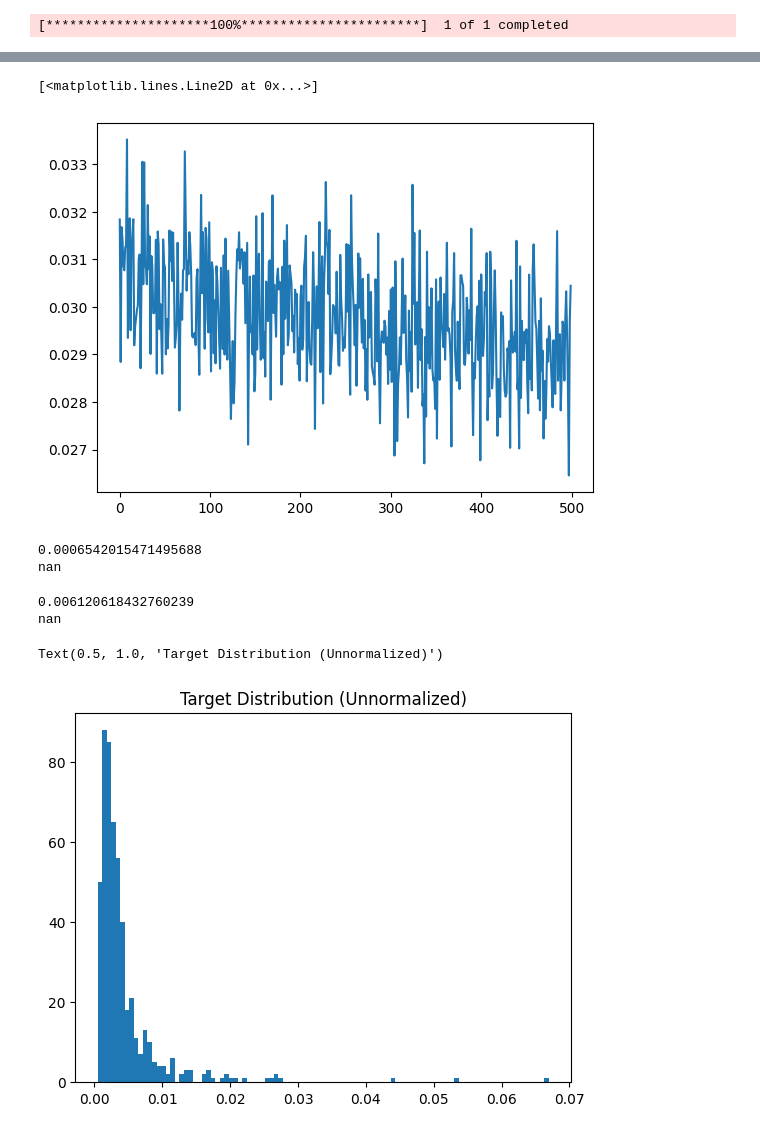
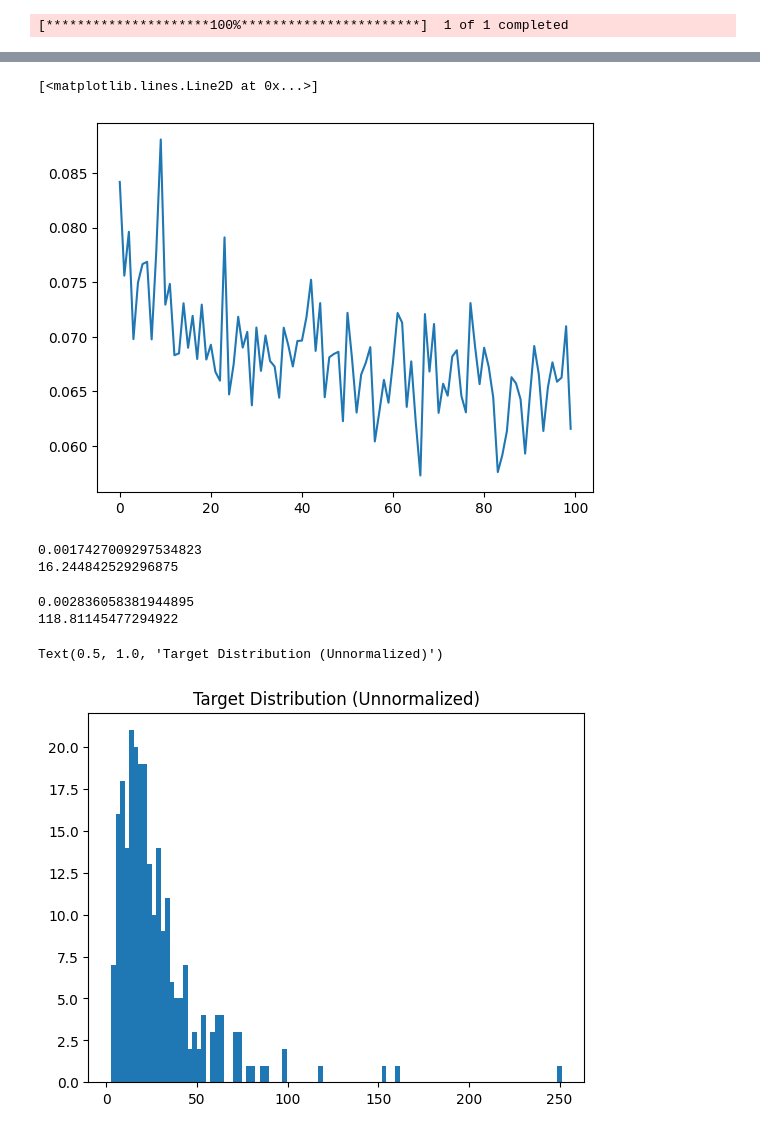
Before and after one commit to aaron-avram/VFNN, a Jupyter notebook: notebooks/LSTM.ipynb, the cells around one changed output, grey strips where cells are left out. Cells and saved outputs as stored; diff of their text form; code cells hidden in the pictures.

```diff
--- a/notebooks/LSTM.ipynb
+++ b/notebooks/LSTM.ipynb
@@ -15,18 +15,21 @@ x_train, y_train, x_test, y_test, mean, std = build_data(trends, stats, DELTA, C
 # Model Hyperparameters
 HIDDEN = 256
 INPUT_SIZE = 28 # Fixed
-MLP_SIZE = (256, 1) # Has to end in 1
-BATCH_SIZE = 32
+MLP_SIZE = (256, 512, 1) # Has to end in 1
+BATCH_SIZE = 64
 STEPS = 10000
 LR = 1e-2
 LAMBDA_ = 1e-4
 # %%
 # Initialize
 model = VFNN(HIDDEN, INPUT_SIZE, MLP_SIZE)
+# %%
+def hybrid_loss(preds, targets, alpha=0.5):
+    return alpha * MAE(preds, targets) + (1 - alpha) * RMSE(preds, targets)
 # %%
 # Train
 model.train()
-lossi = adam(model, RMSE, x_train, y_train, LR * 0.1, LAMBDA_, BATCH_SIZE, STEPS * 5)
+lossi = adam(model, hybrid_loss, x_train, y_train, LR * 0.1, LAMBDA_, BATCH_SIZE, STEPS)
 
 # Plot loss
 from matplotlib import pyplot as plt
@@ -52,5 +55,5 @@ Loss: 0.028719047084450722 on step: 49901
 [<matplotlib.lines.Line2D at 0x...>]
-[figure, old version]
+[figure, new version]
 # %%
 def MAPE_test(preds: torch.Tensor, acc: torch.Tensor):
     """
@@ -64,10 +67,10 @@ percents = (vals.flatten() * std[:, -2] + mean[:, -2]) / 1e4
 targs = (y_train.flatten() * std[:, -2] + mean[:, -2]) / 1e4
 loss = RMSE(percents, targs)
 print(loss.item())
-print(MAPE_test(percents * 1e4, targs * 1e4).item())
+print(MAPE_test(percents, targs).item())
 # %% [output]
-0.0006542015471495688
-nan
+0.0017427009297534823
+16.244842529296875
 # %%
 model.eval()
 vals = model.forward(x_test)
@@ -75,14 +78,14 @@ percents = (vals.flatten() * std[:, -2] + mean[:, -2]) / 1e4
 targs = (y_test.flatten() * std[:, -2] + mean[:, -2]) / 1e4
 loss = RMSE(percents, targs)
 print(loss.item())
-print(MAPE_test(percents * 1e4, targs * 1e4).item())
+print(MAPE_test(percents, targs).item())
 # %% [output]
-0.006120618432760239
-nan
+0.002836058381944895
+118.81145477294922
 # %%
-plt.hist(targs.numpy(), bins=100)
+plt.hist((targs * 1e4).numpy(), bins=100)
 plt.title("Target Distribution (Unnormalized)")
 # %% [output]
 Text(0.5, 1.0, 'Target Distribution (Unnormalized)')
-[figure, old version]
+[figure, new version]
 # %%
```
Also changed, not shown: parts of 3 cells of this notebook, 4 other files.
